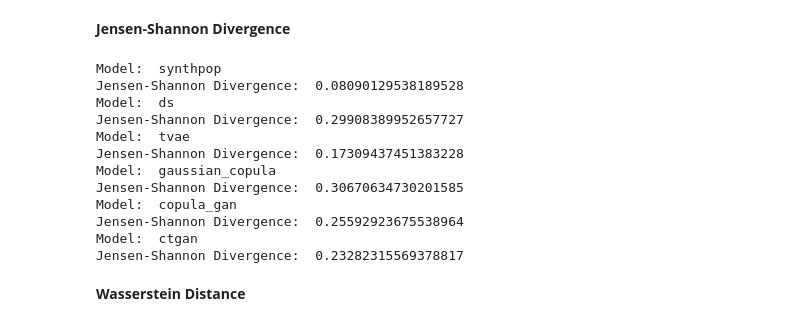
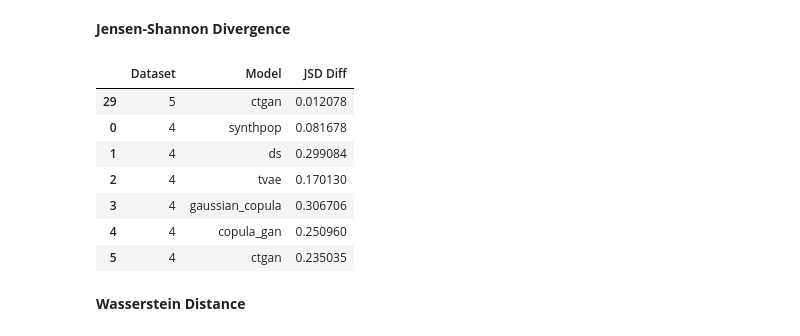
Before and after one commit to toHartel/bt-tobias-hartel, a Jupyter notebook: scripts/dataset_4.ipynb, the cells around one changed output. Cells and saved outputs as stored; diff of their text form; code cells hidden in the pictures.

```diff
--- a/scripts/dataset_4.ipynb
+++ b/scripts/dataset_4.ipynb
@@ -307,21 +324,26 @@ Difference in pairwise correlation:  0.10076483523577628
 # %% [markdown]
 **Jensen-Shannon Divergence**
-# %%
-for i, model in enumerate(models):
-    print("Model: ", model_names[i])
-    print("Jensen-Shannon Divergence: ", jsd(train_data, model))
-# %% [output]
-Model:  synthpop
-Jensen-Shannon Divergence:  0.08090129538189528
-Model:  ds
-Jensen-Shannon Divergence:  0.29908389952657727
-Model:  tvae
-Jensen-Shannon Divergence:  0.17309437451383228
-Model:  gaussian_copula
-Jensen-Shannon Divergence:  0.30670634730201585
-Model:  copula_gan
-Jensen-Shannon Divergence:  0.25592923675538964
-Model:  ctgan
-Jensen-Shannon Divergence:  0.23282315569378817
+# %%
+jsd_df = pd.read_csv("Evaluation_Results/jsd.csv")
+jsd_results = {}
+rows = []
+
+for i, model in enumerate(models):
+    jsd_results[model_names[i]] = jsd(train_data, model)
+    rows.append([4,model_names[i], jsd_results[model_names[i]]])
+
+rows = pd.DataFrame(rows, columns=jsd_df.columns)
+jsd_df = pd.concat([jsd_df, rows])
+jsd_df.to_csv("Evaluation_Results/jsd.csv", index=False)
+jsd_df.tail(7)
+# %% [output]
+|  | Dataset | Model | JSD Diff |
+| 29 | 5 | ctgan | 0.012078 |
+| 0 | 4 | synthpop | 0.081678 |
+| 1 | 4 | ds | 0.299084 |
+| 2 | 4 | tvae | 0.170130 |
+| 3 | 4 | gaussian_copula | 0.306706 |
+| 4 | 4 | copula_gan | 0.250960 |
+| 5 | 4 | ctgan | 0.235035 |
 # %% [markdown]
 **Wasserstein Distance**
```
Also changed, not shown: parts of 21 cells of this notebook, 37 other files.
